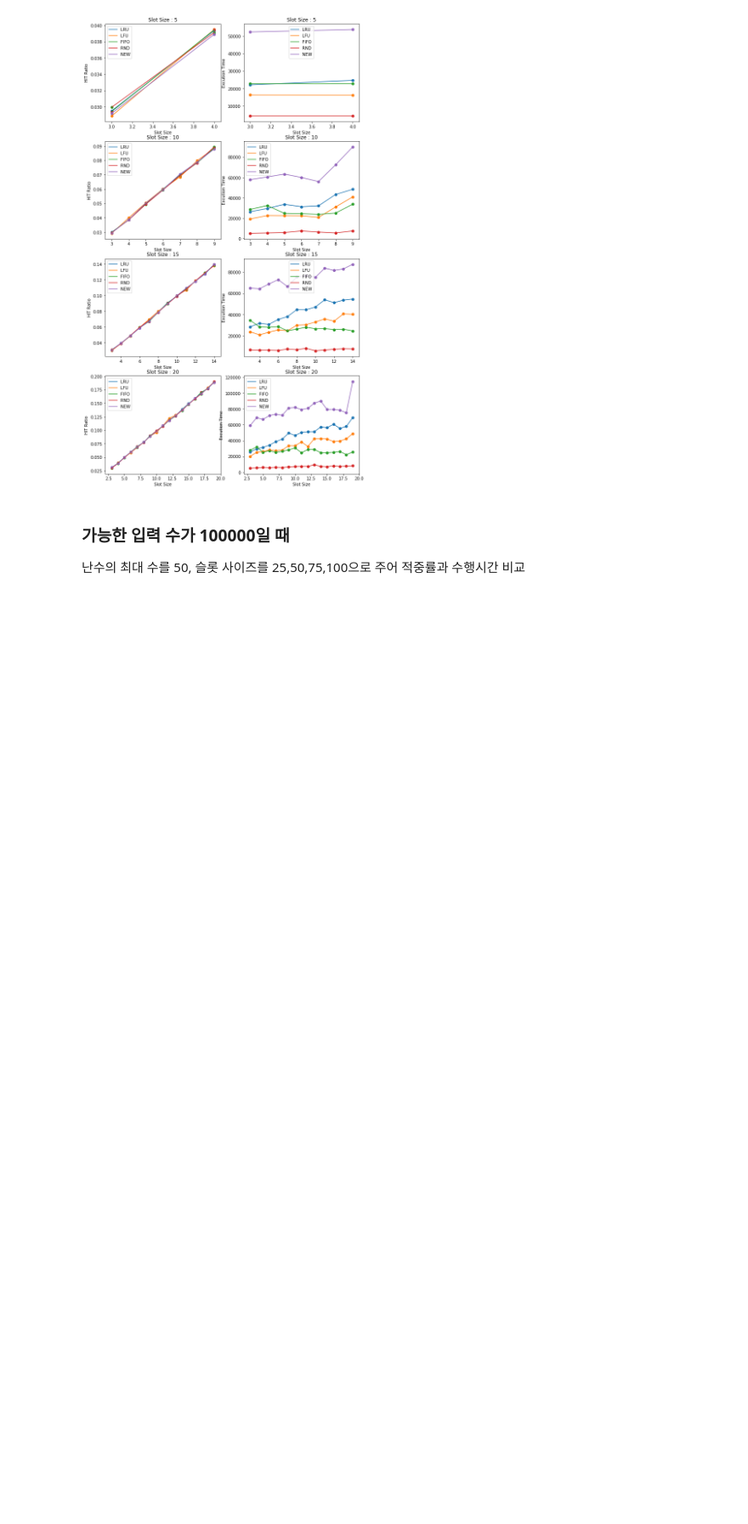
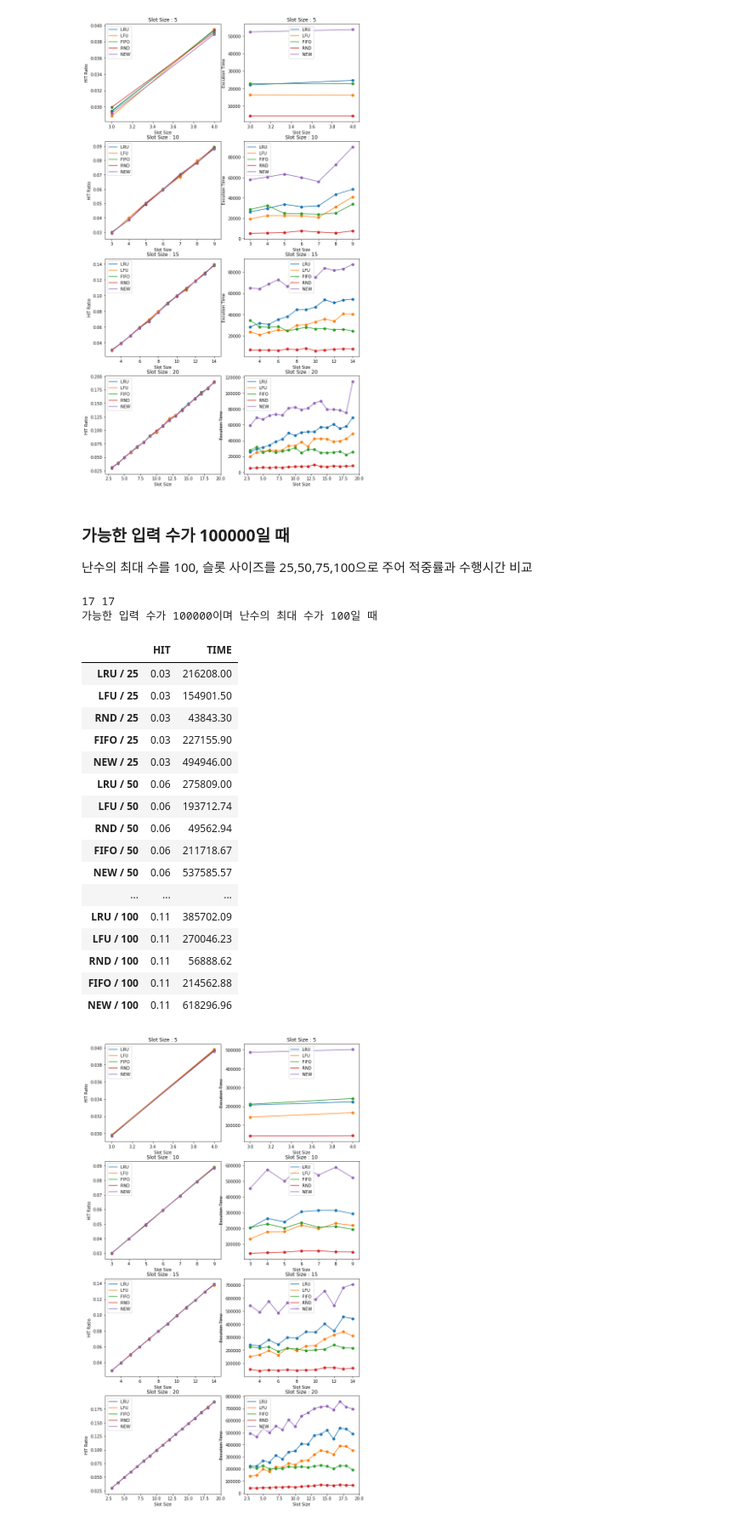
Before and after one commit to HyezNee/CA-TeamProject2, a Jupyter notebook: Reports/FinalReport.ipynb, the cells around one changed output. Shown at 85% size. Saved outputs shown, nothing was run; the diff lists cells and outputs as text; code cells hidden in the pictures; blank space fills up the shorter version.

Commit message:
inputData=100000인 경우 추가

```diff
--- a/Reports/FinalReport.ipynb
+++ b/Reports/FinalReport.ipynb
@@ -786,7 +786,30 @@ visualize(input_size = 10000, input_max_size = 100)
 [figure]
 # %% [markdown]
 ### 가능한 입력 수가 100000일 때
-난수의 최대 수를 50, 슬롯 사이즈를 25,50,75,100으로 주어 적중률과 수행시간 비교
+난수의 최대 수를 100, 슬롯 사이즈를 25,50,75,100으로 주어 적중률과 수행시간 비교
+# %%
+visualize(input_size = 100000, input_max_size = 100)
+# %% [output]
+17 17
+가능한 입력 수가 100000이며 난수의 최대 수가 100일 때
+|  | HIT | TIME |
+| LRU / 25 | 0.03 | 216208.00 |
+| LFU / 25 | 0.03 | 154901.50 |
+| RND / 25 | 0.03 | 43843.30 |
+| FIFO / 25 | 0.03 | 227155.90 |
+| NEW / 25 | 0.03 | 494946.00 |
+| LRU / 50 | 0.06 | 275809.00 |
+| LFU / 50 | 0.06 | 193712.74 |
+| RND / 50 | 0.06 | 49562.94 |
+| FIFO / 50 | 0.06 | 211718.67 |
+| NEW / 50 | 0.06 | 537585.57 |
+| ... | ... | ... |
+| LRU / 100 | 0.11 | 385702.09 |
+| LFU / 100 | 0.11 | 270046.23 |
+| RND / 100 | 0.11 | 56888.62 |
+| FIFO / 100 | 0.11 | 214562.88 |
+| NEW / 100 | 0.11 | 618296.96 |
+[figure, added]
 # %% [markdown]
 ## 토의 사항
 
```
